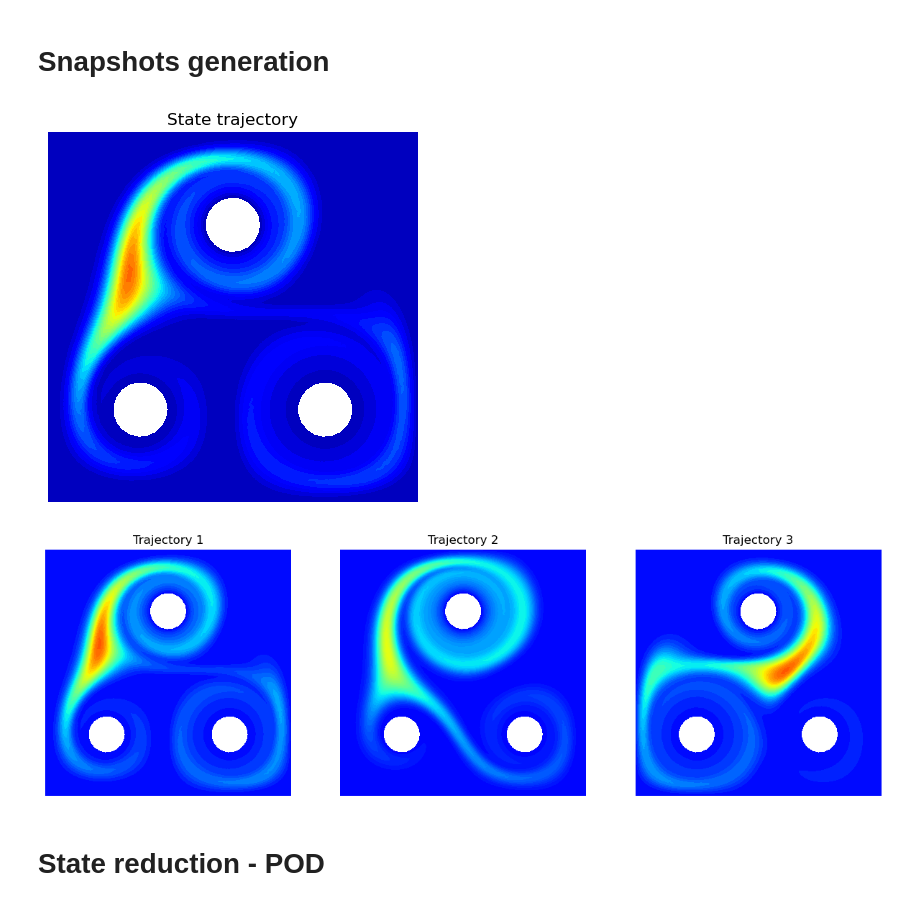
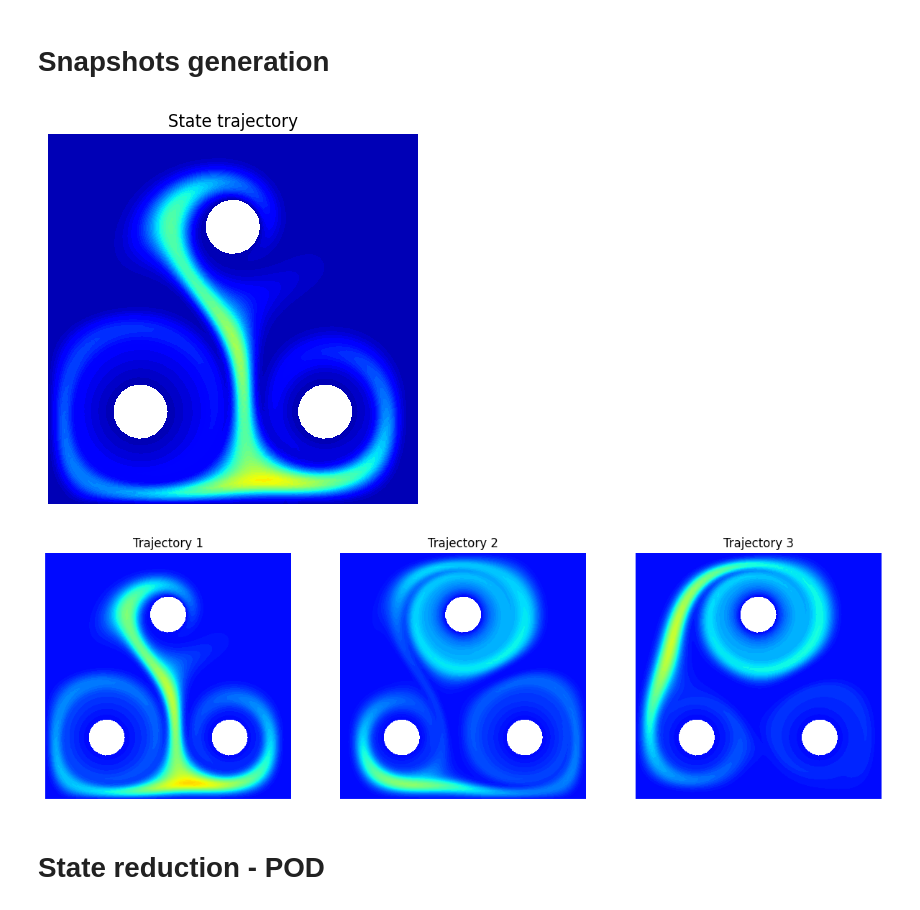
Before and after one commit to markus0800/SHRED-ROM, a Jupyter notebook: Pinball.ipynb, the cells around one changed output. Cells and saved outputs as stored; diff of their text form; code cells hidden in the pictures.

```diff
--- a/Pinball.ipynb
+++ b/Pinball.ipynb
@@ -250,26 +250,26 @@ VNS = torch.tensor(Data["v"])
 # %%
 # TRAJECTORY EXAMPLE (PLOT)
 
-which = -1
+which = 0
 vmin = Y[which].min()
 vmax = Y[which].max()
 
 trajectory(Y[which], plot_state, title = "State trajectory")
 # %% [output]
-[figure, old version]
+[figure, new version]
 # %%
 # TRAJECTORY EXAMPLES (PLOT)
 
 from utils.processdata import trajectories
 
-which = (-1, -2, -3)
+which = (0, 1, 2)
 plotlist = [Y[which[0]], Y[which[1]], Y[which[2]]]
 vmin = min(plotlist[i].min() for i in range(len(plotlist)))
 vmax = max(plotlist[i].max() for i in range(len(plotlist)))
 
 trajectories(plotlist, plot_state, titles = ("Trajectory 1", "Trajectory 2", "Trajectory 3"), figsize = (15, 15))
 # %% [output]
-[figure, old version]
+[figure, new version]
 # %%
 # TRAIN-VALIDATION-TEST SPLITTING
 
```
Also changed, not shown: parts of 9 cells of this notebook, 1 other file.
